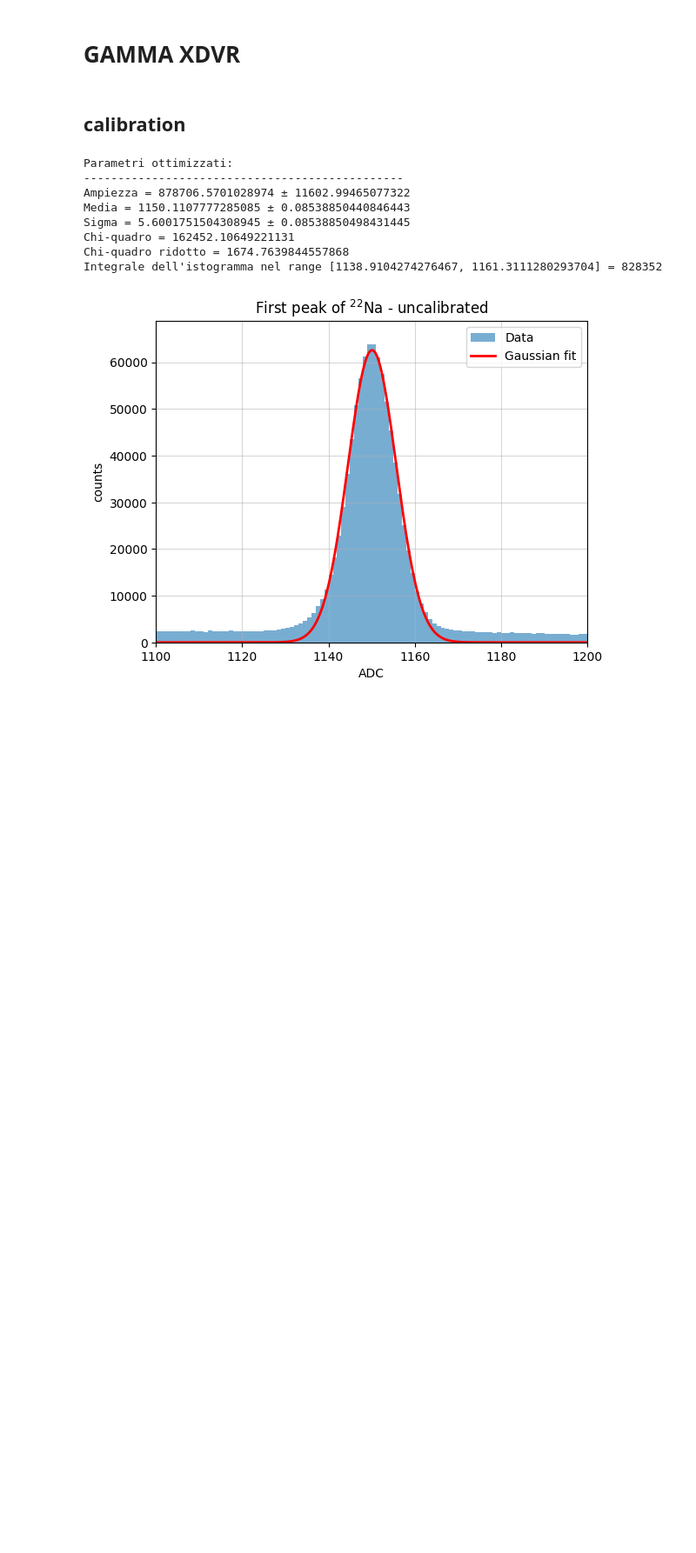
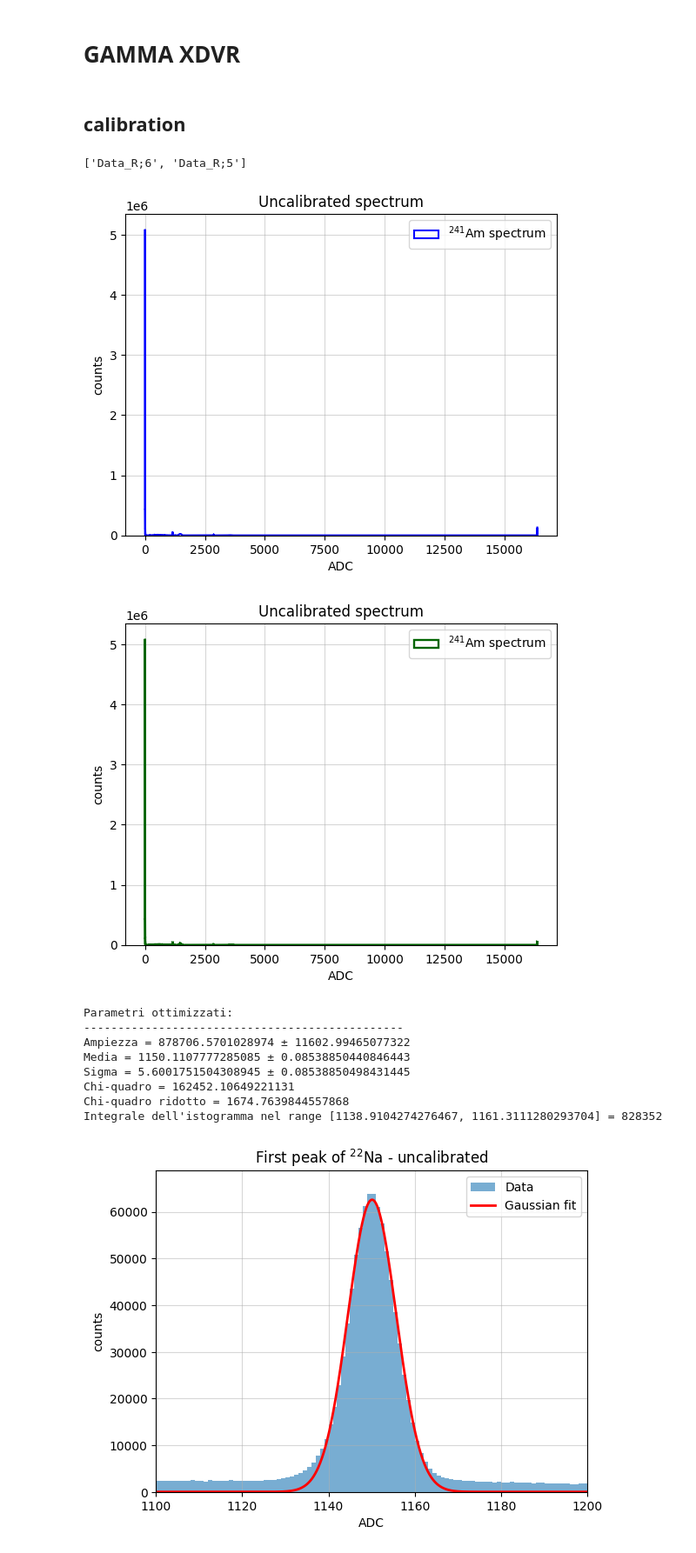
Before and after one commit to b3n3d3tt4/gamma, a Jupyter notebook: analisi.ipynb, the cells around one changed output. Shown at 87% size. Cells and saved outputs as stored; diff of their text form; code cells hidden in the pictures; blank space fills up the shorter version.

```diff
--- a/analisi.ipynb
+++ b/analisi.ipynb
@@ -30,33 +29,44 @@ back3 = uproot.open('group23\\15min-background-gr23-giorno3\\RAW\\DataR_15min-ba
 exposed = uproot.open('group23\\30min-exposed-radon-gr23\\RAW\\DataR_30min-exposed-radon-gr23.root')
 unexposed =uproot.open('group23\\30min-non-exposed-radon-gr23\\RAW\\DataR_30min-non-exposed-radon-gr23.root')
 calibrated = uproot.open('group23\\30min-calibrated-radon-gr23\\RAW\\DataR_30min-calibrated-radon-gr23.root')
+# %%
+sodio.keys()
+# %% [output]
+['Data_R;6', 'Data_R;5']
 # %%
-energy_americio = np.array(americio['Data_R;3']['Energy'].array())
-energy_sodio = np.array(sodio['Data_R;6']['Energy'].array())
+energy_americio2 = np.array(americio['Data_R;2']['Energy'].array())
+energy_americio3 = np.array(americio['Data_R;3']['Energy'].array())
+
+energy_sodio5 = np.array(sodio['Data_R;5']['Energy'].array())
+energy_sodio6 = np.array(sodio['Data_R;5']['Energy'].array())
+
 energy_europio = np.array(europio['Data_R;6']['Energy'].array())
 fondo2giorno = np.array(back2['Data_R;4']['Energy'].array())
 
 fondo3giorno = np.array(back3['Data_R;5']['Energy'].array())
 # %%
-# plt.hist(energy_sodio, bins=energy_sodio.max(), edgecolor='blue', histtype='step', lw=1.5, label="$^{22}$Na spectrum")
-# plt.title('Uncalibrated spectrum')
-# plt.legend(loc='upper right')
-# plt.xlabel("ADC")
-# plt.ylabel("counts")
-# plt.xlim(1000, 3000)
+plt.hist(energy_sodio5, bins=energy_sodio5.max(), edgecolor='blue', histtype='step', lw=1.5, label="$^{241}$Am spectrum")
+plt.title('Uncalibrated spectrum')
+plt.legend(loc='upper right')
+plt.xlabel("ADC")
+plt.ylabel("counts")
+# plt.xlim(100, 200)
 # plt.ylim(0, 100000)
-# plt.grid(True, alpha=0.5)
-# plt.show()
+plt.grid(True, alpha=0.5)
+plt.show()
 
-# plt.hist(energy_americio, bins=energy_americio.max()+200, edgecolor='darkgreen', histtype='step', lw=1.7, label="$^{241}$Am spectrum")
-# plt.title('Uncalibrated spectrum')
-# plt.legend(loc='upper right')
-# plt.xlabel("ADC")
-# plt.ylabel("counts")
-# plt.xlim(100, 250)
+plt.hist(energy_sodio6, bins=energy_sodio6.max()+200, edgecolor='darkgreen', histtype='step', lw=1.7, label="$^{241}$Am spectrum")
+plt.title('Uncalibrated spectrum')
+plt.legend(loc='upper right')
+plt.xlabel("ADC")
+plt.ylabel("counts")
+# plt.xlim(100, 200)
 # plt.ylim(0, 150000)
-# plt.grid(True, alpha=0.5)
-# plt.show()
+plt.grid(True, alpha=0.5)
+plt.show()
+# %% [output]
+[figure, added]
+[figure, added]
 # %%
 sodio_1peak = ben.normal(energy_sodio, 'ADC', 'counts', 'First peak of $^{22}$Na - uncalibrated', 1100, 1200, energy_sodio.max(), n=2)
 # %% [output]
```
Also changed, not shown: parts of 1 cell of this notebook.
